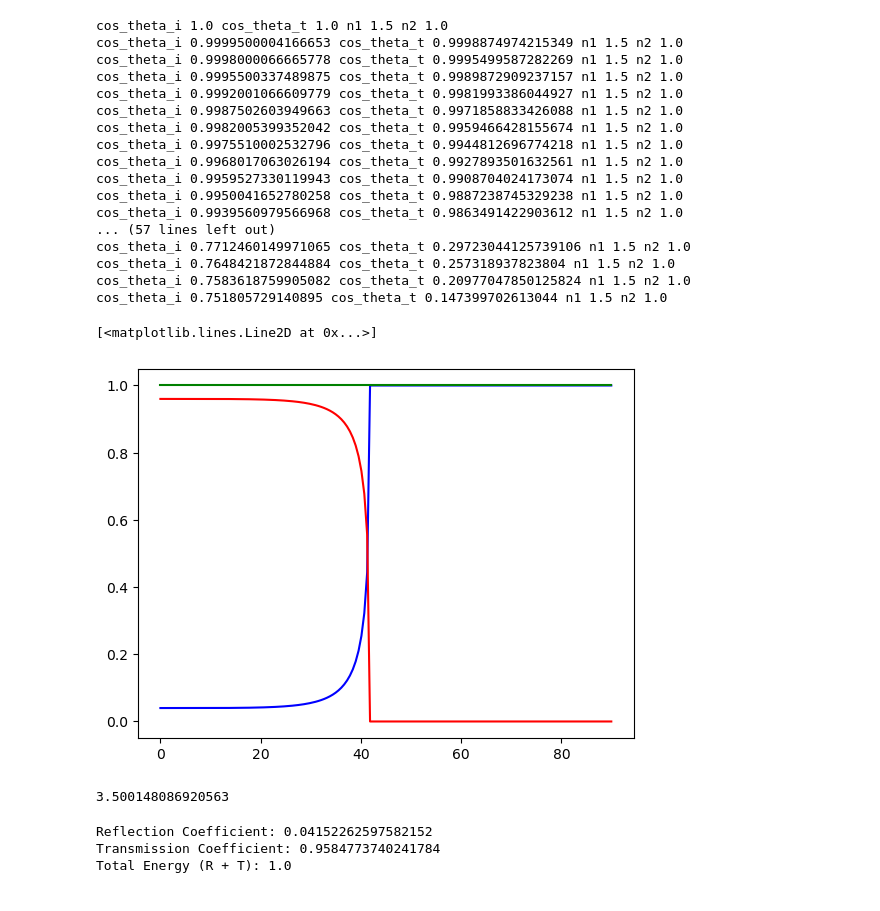
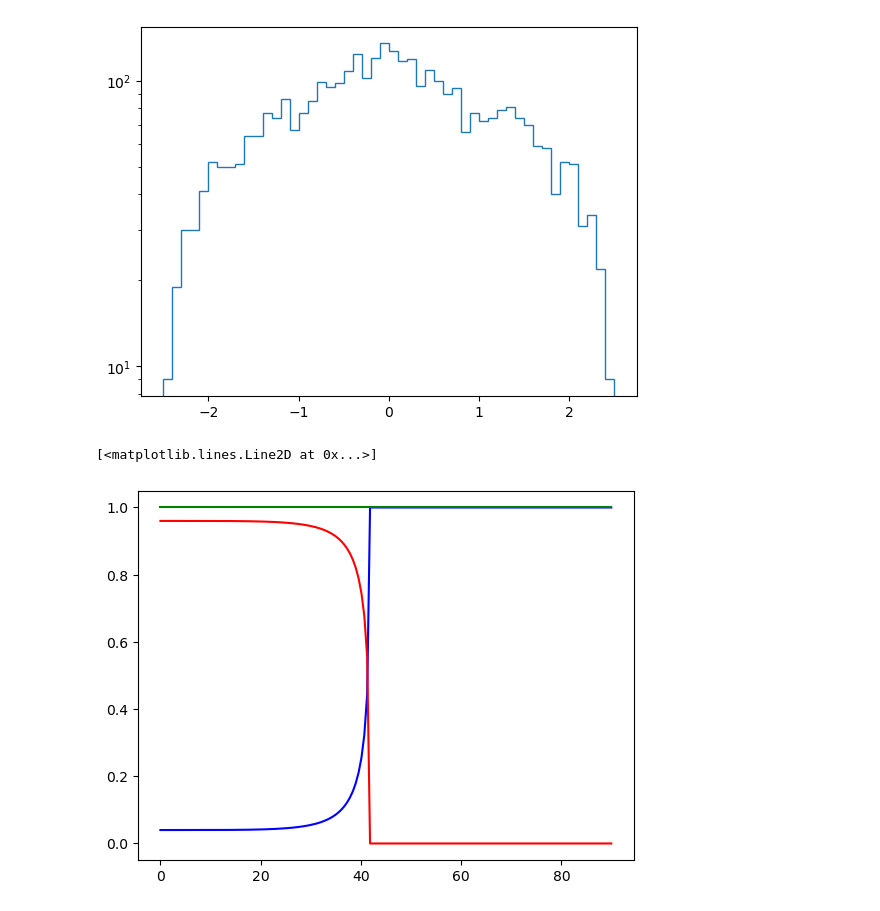
Before and after one commit to acolijn/OptoSim, a Jupyter notebook: notebook/test env.ipynb, the cells around one changed output. Drawn from its saved outputs; the diff is of its cells as text; code cells hidden in the pictures.

```diff
--- a/notebook/test env.ipynb
+++ b/notebook/test env.ipynb
@@ -61,10 +82,19 @@ theta = np.arange(0,np.pi/2,0.01)
+# %%
+plt.hist(xt,bins=50,range=(-2.5,2.5), histtype='step')
+plt.hist(xt_no,bins=50,range=(-2.5,2.5), histtype='step')
+
+plt.yscale('log')
+# %% [output]
+[figure, added]
 # %%
+theta = np.arange(0,np.pi/2,0.01)
+
 rrs = []
 tts = []
 rrp = []
 ttp = []
 for th in theta:
-    R,T= myPhoton.fresnel_coefficients_average(1.5,1.0,th)
+    R,T= myPhoton.fresnel_coefficients_average(1.5, 1.0, th)
 
     rrs.append(R)
     tts.append(T)
@@ -76,66 +106,9 @@ rrs = np.array(rrs)
 tts = np.array(tts)
 
 plt.plot(theta*180/3.1415,rrs,'blue')
-
 plt.plot(theta*180/3.1415,tts,'red')
-
 plt.plot(theta*180/3.1415,tts+rrs,'green')
+#plt.ylim([-2,2])
 # %% [output]
-cos_theta_i 1.0 cos_theta_t 1.0 n1 1.5 n2 1.0
-cos_theta_i 0.9999500004166653 cos_theta_t 0.9998874974215349 n1 1.5 n2 1.0
-cos_theta_i 0.9998000066665778 cos_theta_t 0.9995499587282269 n1 1.5 n2 1.0
-cos_theta_i 0.9995500337489875 cos_theta_t 0.9989872909237157 n1 1.5 n2 1.0
-cos_theta_i 0.9992001066609779 cos_theta_t 0.9981993386044927 n1 1.5 n2 1.0
-cos_theta_i 0.9987502603949663 cos_theta_t 0.9971858833426088 n1 1.5 n2 1.0
-cos_theta_i 0.9982005399352042 cos_theta_t 0.9959466428155674 n1 1.5 n2 1.0
-cos_theta_i 0.9975510002532796 cos_theta_t 0.9944812696774218 n1 1.5 n2 1.0
-cos_theta_i 0.9968017063026194 cos_theta_t 0.9927893501632561 n1 1.5 n2 1.0
-cos_theta_i 0.9959527330119943 cos_theta_t 0.9908704024173074 n1 1.5 n2 1.0
-cos_theta_i 0.9950041652780258 cos_theta_t 0.9887238745329238 n1 1.5 n2 1.0
-cos_theta_i 0.9939560979566968 cos_theta_t 0.9863491422903612 n1 1.5 n2 1.0
-... (57 lines left out)
-cos_theta_i 0.7712460149971065 cos_theta_t 0.29723044125739106 n1 1.5 n2 1.0
-cos_theta_i 0.7648421872844884 cos_theta_t 0.257318937823804 n1 1.5 n2 1.0
-cos_theta_i 0.7583618759905082 cos_theta_t 0.20977047850125824 n1 1.5 n2 1.0
-cos_theta_i 0.751805729140895 cos_theta_t 0.147399702613044 n1 1.5 n2 1.0
+[<matplotlib.lines.Line2D at 0x...>]
-[<matplotlib.lines.Line2D at 0x...>]
 [figure]
-# %%
-np.sin(0.85579)/np.sin(0.21744)
-# %% [output]
-3.500148086920563
-# %%
-import numpy as np
-
-def fresnel_coefficients(n1, n2, theta_i):
-    cos_i = np.cos(theta_i)
-    sin_i = np.sin(theta_i)
-    n_ratio = n1 / n2
-    sin_t = n_ratio * sin_i
-    cos_t = np.sqrt(1.0 - sin_t**2)
-
-    rs = (n1 * cos_i - n2 * cos_t) / (n1 * cos_i + n2 * cos_t)
-    rp = (n2 * cos_i - n1 * cos_t) / (n2 * cos_i + n1 * cos_t)
-
-    R = (np.abs(rs)**2 + np.abs(rp)**2) / 2.0
-    T = 1.0 - R
-
-    return R, T
-
-# Example usage:
-n1 = 1.0  # Refractive index of the incident medium
-n2 = 1.5  # Refractive index of the refractive medium
-theta_i = np.radians(30)  # Incident angle in radians (e.g., 30 degrees)
-
-R, T = fresnel_coefficients(n1, n2, theta_i)
-
-# Verify that R + T equals 1 for energy conservation
-total_energy = R + T
-
-print("Reflection Coefficient:", R)
-print("Transmission Coefficient:", T)
-print("Total Energy (R + T):", total_energy)
-# %% [output]
-Reflection Coefficient: 0.04152262597582152
-Transmission Coefficient: 0.9584773740241784
-Total Energy (R + T): 1.0
```
Also changed, not shown: parts of 7 cells of this notebook, 1 other file.
